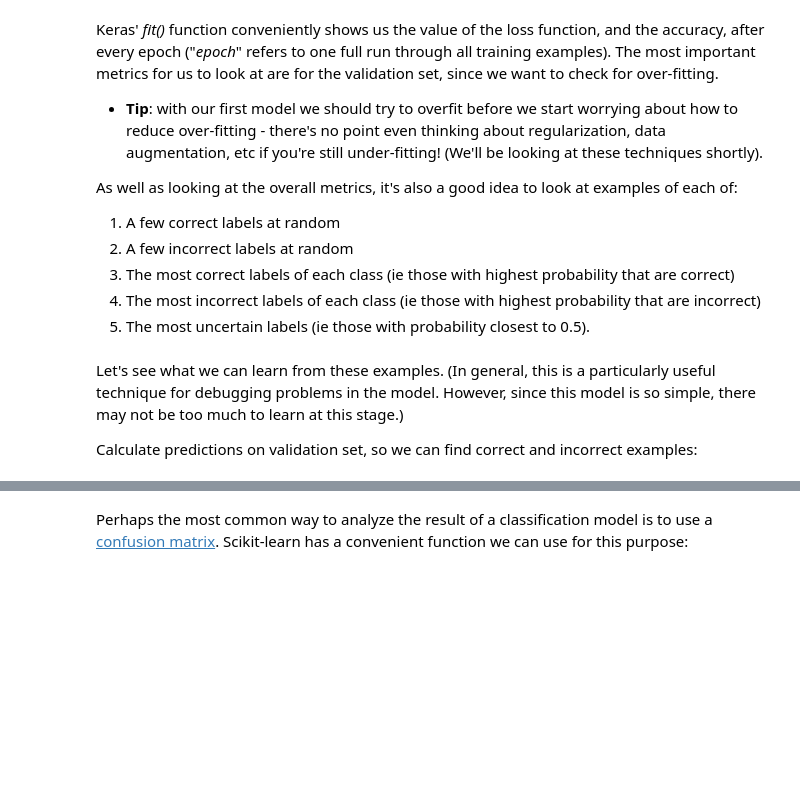
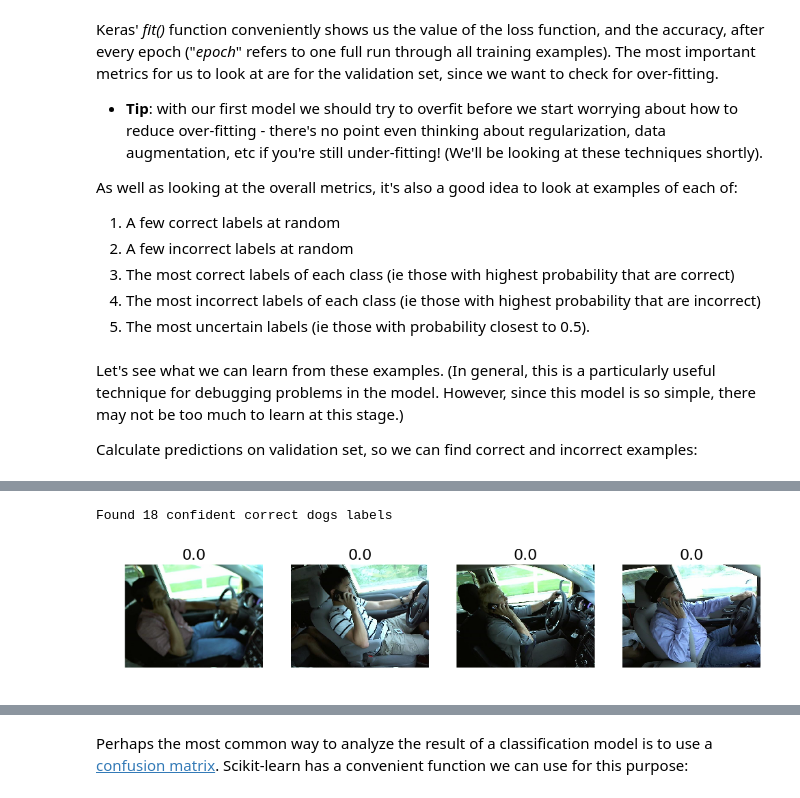
Before and after one commit to michael135/courses, a Jupyter notebook: deeplearning1/nbs/michael_dogs_cats_redux_statefarm.ipynb, the cells around one changed output, grey strips where cells are left out. Saved outputs shown, nothing was run; the diff lists cells and outputs as text; code cells hidden in the pictures; blank space fills up the shorter version.

```diff
--- a/deeplearning1/nbs/michael_dogs_cats_redux_statefarm.ipynb
+++ b/deeplearning1/nbs/michael_dogs_cats_redux_statefarm.ipynb
@@ -264,8 +315,11 @@ plots_idx(correct_cats[most_correct_cats], our_predictions[correct_cats][most_co
 # %%
 #3b. The images we most confident were dogs, and are actually dogs
-correct_dogs = np.where((our_labels==1) & (our_labels==expected_labels))[0]
+correct_dogs = np.where((our_labels==2) & (our_labels==expected_labels))[0]
 print "Found %d confident correct dogs labels" % len(correct_dogs)
 most_correct_dogs = np.argsort(our_predictions[correct_dogs])[:n_view]
 plots_idx(correct_dogs[most_correct_dogs], our_predictions[correct_dogs][most_correct_dogs])
+# %% [output]
+Found 18 confident correct dogs labels
+[figure, added]
 # %%
 #4a. The images we were most confident were cats, but are actually dogs
```
Also changed, not shown: parts of 35 cells of this notebook, 1 other file.
